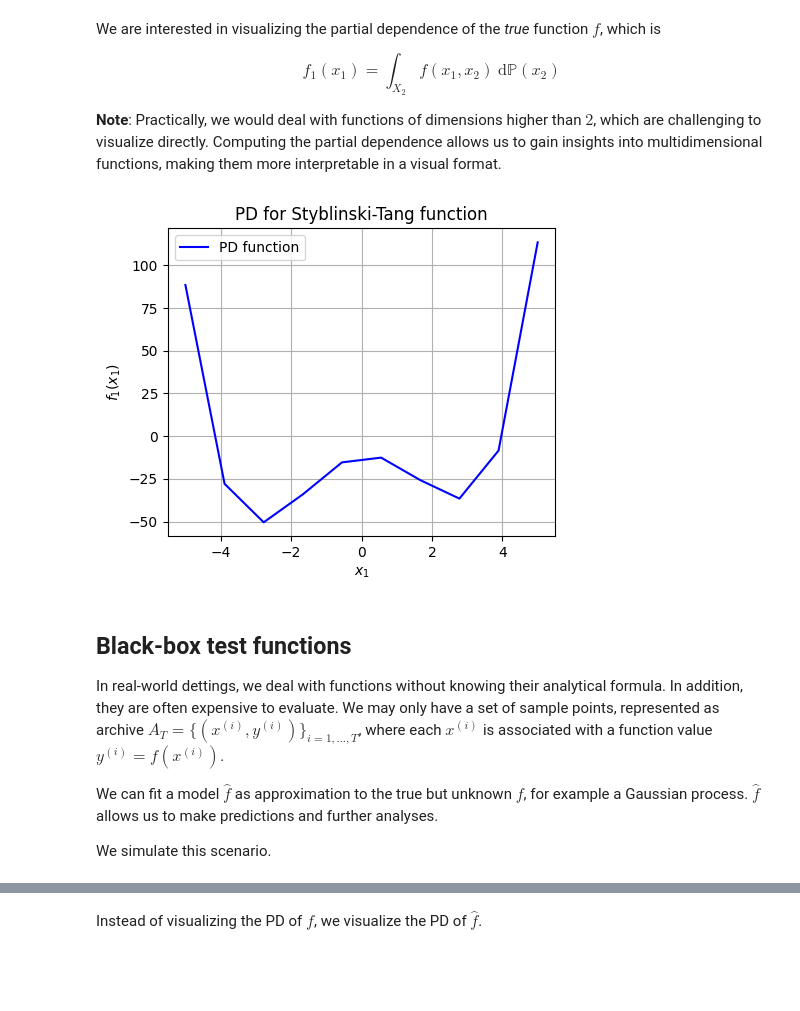
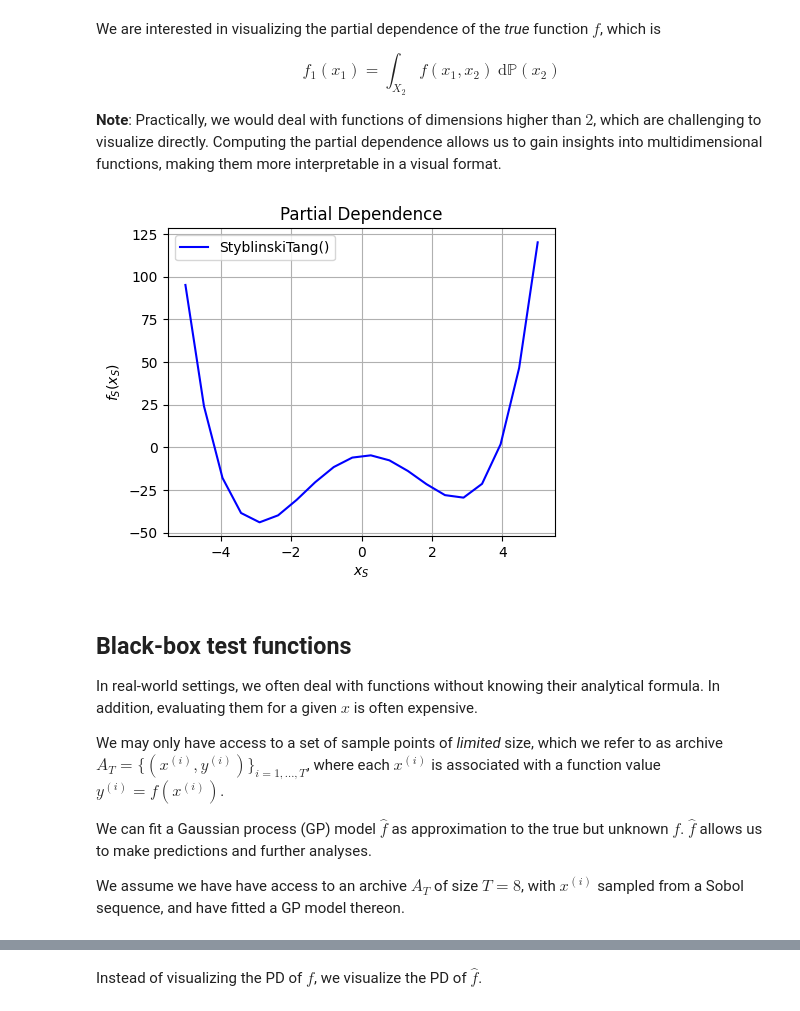
Before and after one commit to juliambr/botorch, a Jupyter notebook: tutorials/bax_explained.ipynb, the cells around one changed output, grey strips where cells are left out. Cells and saved outputs as stored; diff of their text form; code cells hidden in the pictures; blank space fills up the shorter version.

```diff
--- a/tutorials/bax_explained.ipynb
+++ b/tutorials/bax_explained.ipynb
@@ -62,39 +152,25 @@ $$
 
 **Note**: Practically, we would deal with functions of dimensions higher than $2$, which are challenging to visualize directly. Computing the partial dependence allows us to gain insights into multidimensional functions, making them more interpretable in a visual format.
 # %%
-params = {"name": "PDP", "xs": 1, "n_points": 20, "bounds": f.bounds, "grid_size": 10}
+params = {"name": "PDP", "xs": 0, "n_points": 50, "bounds": f.bounds, "grid_size": 20}
 alg = PDPAlgorithm(params)
 alg.initialize()
 out = alg.run_algorithm_on_f(f)
-# %%
-# PLOT
-
-plt.figure(figsize=(5, 4))
-
-x = out[1].x
-y = out[1].y
-sd = out[1].var.mean()
-
-# Plot the main curve
-plt.plot(x, y, label='PD function', color='blue')
-
-# Plot uncertainty bands
-# plt.fill_between(x, y - std_dev, y + std_dev, color='blue', alpha=0.2, label='Uncertainty')
-
-# Optional configurations
-plt.title(r'PD for Styblinski-Tang function')
-plt.xlabel(r'$x_1$')
-plt.ylabel(r'$f_1(x_1)$')
-plt.legend()
-plt.grid(True)
-# %% [output]
-[figure, removed]
+# %%
+# PLOT
+plt.figure(figsize=(5, 4))
+
+plot_pdp([out], title="Partial Dependence", labels=[str(f)])
+# %% [output]
+[figure, added]
 # %% [markdown]
 ## Black-box test functions
 
-In real-world dettings, we deal with functions without knowing their analytical formula. In addition, they are often expensive to evaluate. We may only have a set of sample points, represented as archive $A_T = \{(x^{(i)}, y^{(i)})\}_{i = 1, ..., T}$, where each $x^{(i)}$ is associated with a function value $y^{(i)} = f(x^{(i)})$.
+In real-world settings, we often deal with functions without knowing their analytical formula. In addition, evaluating them for a given $x$ is often expensive.
 
-We can fit a model $\hat f$ as approximation to the true but unknown $f$, for example a Gaussian process. $\hat f$ allows us to make predictions and further analyses.
+We may only have access to a set of sample points of *limited* size, which we refer to as archive $A_T = \{(x^{(i)}, y^{(i)})\}_{i = 1, ..., T}$, where each $x^{(i)}$ is associated with a function value $y^{(i)} = f(x^{(i)})$.
 
-We simulate this scenario.
+We can fit a Gaussian process (GP) model $\hat f$ as approximation to the true but unknown $f$. $\hat f$ allows us to make predictions and further analyses.
+
+We assume we have have access to an archive $A_T$ of size $T = 8$, with $x^{(i)}$ sampled from a Sobol sequence, and have fitted a GP model thereon.
 # %%
```
Also changed, not shown: parts of 57 cells of this notebook, 5 other files.
